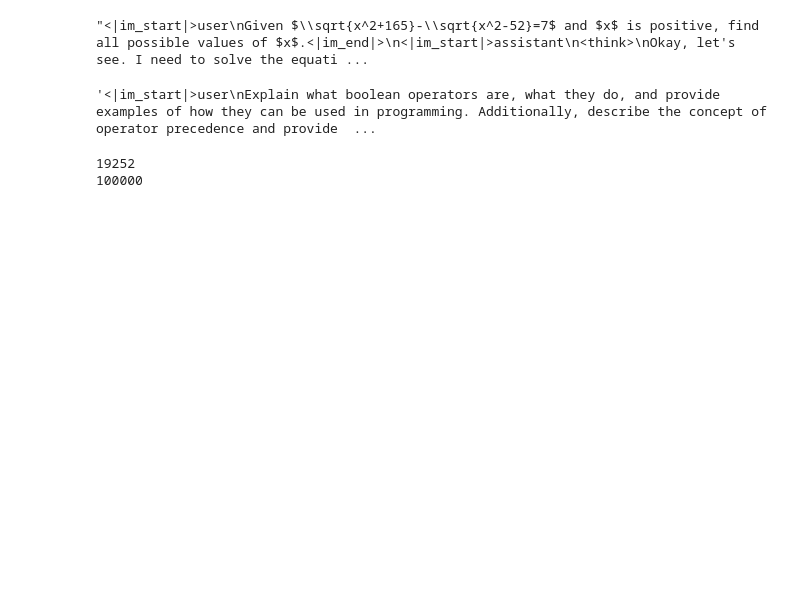
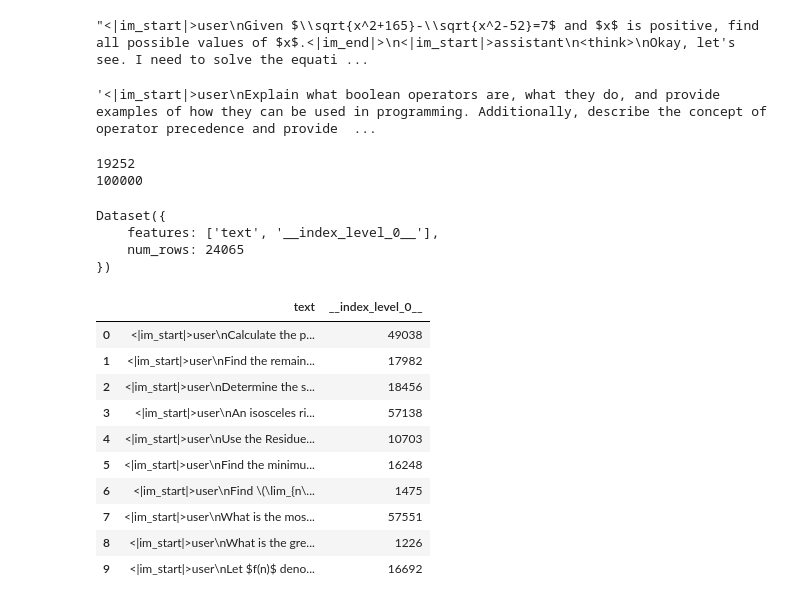
Before and after one commit to zhaomifan/Qwen3_Finetuning, a Jupyter notebook: Qwen3_Fine_tuning.ipynb, the cells around one changed output. Drawn from its saved outputs; the diff is of its cells as text; code cells hidden in the pictures; blank space fills up the shorter version.

```diff
--- a/Qwen3_Fine_tuning.ipynb
+++ b/Qwen3_Fine_tuning.ipynb
@@ -29,7 +29,7 @@ Requirement already satisfied: unsloth in /usr/local/lib/python3.11/dist-package
 from unsloth import FastLanguageModel
 import torch
 model,tokenizer = FastLanguageModel.from_pretrained(
-    model_name= "unsloth/Qwen3-0.6B",
+    model_name= "unsloth/Qwen3-8B",
     max_seq_length = 2048, # 控制上下文长度
     load_in_4bit = True # 启用4位量化,减少微调时内存使用量至原来的1/4.适用于16GB GPU
 )
@@ -147,0 +144,46 @@ chat_percentage = 0.75
+# %%
+# 从非推理数据集中抽样,抽样数量为推理数据集的25%
+import pandas as pd
+non_reasoning_subset = pd.Series(non_reasoning_conversations)
+non_reasoning_subset = non_reasoning_subset.sample(
+    int(len(reasoning_conversations)*(1.0-chat_percentage)),# 采样大小,推理数据集的75%
+    random_state = 2407,
+)
+# %%
+# 合并两个数据集
+data = pd.concat([
+    pd.Series(reasoning_conversations),
+    pd.Series(non_reasoning_subset)
+    ])
+data.name = "text"#设置数据列名为text
+# %%
+# 将合并后的数据转换为Huggingface Dataset格式
+from datasets import Dataset
+combained_dataset = Dataset.from_pandas(pd.DataFrame(data))
+# 随机打乱数据
+combained_dataset = combained_dataset.shuffle(seed = 3407)
+# %%
+# 查看数据集基本信息
+print(combained_dataset)
+# %% [output]
+Dataset({
+    features: ['text', '__index_level_0__'],
+    num_rows: 24065
+})
+# %%
+# 使用dataframe展示前10条记录
+import pandas as pd
+df = pd.DataFrame(combained_dataset[:10])
+display(df)
+# %% [output]
+|  | text | __index_level_0__ |
+| 0 | <|im_start|>user\nCalculate the p... | 49038 |
+| 1 | <|im_start|>user\nFind the remain... | 17982 |
+| 2 | <|im_start|>user\nDetermine the s... | 18456 |
+| 3 | <|im_start|>user\nAn isosceles ri... | 57138 |
+| 4 | <|im_start|>user\nUse the Residue... | 10703 |
+| 5 | <|im_start|>user\nFind the minimu... | 16248 |
+| 6 | <|im_start|>user\nFind \(\lim_{n\... | 1475 |
+| 7 | <|im_start|>user\nWhat is the mos... | 57551 |
+| 8 | <|im_start|>user\nWhat is the gre... | 1226 |
+| 9 | <|im_start|>user\nLet $f(n)$ deno... | 16692 |
```
Also changed, not shown: parts of 10 cells of this notebook, 3 other files.
